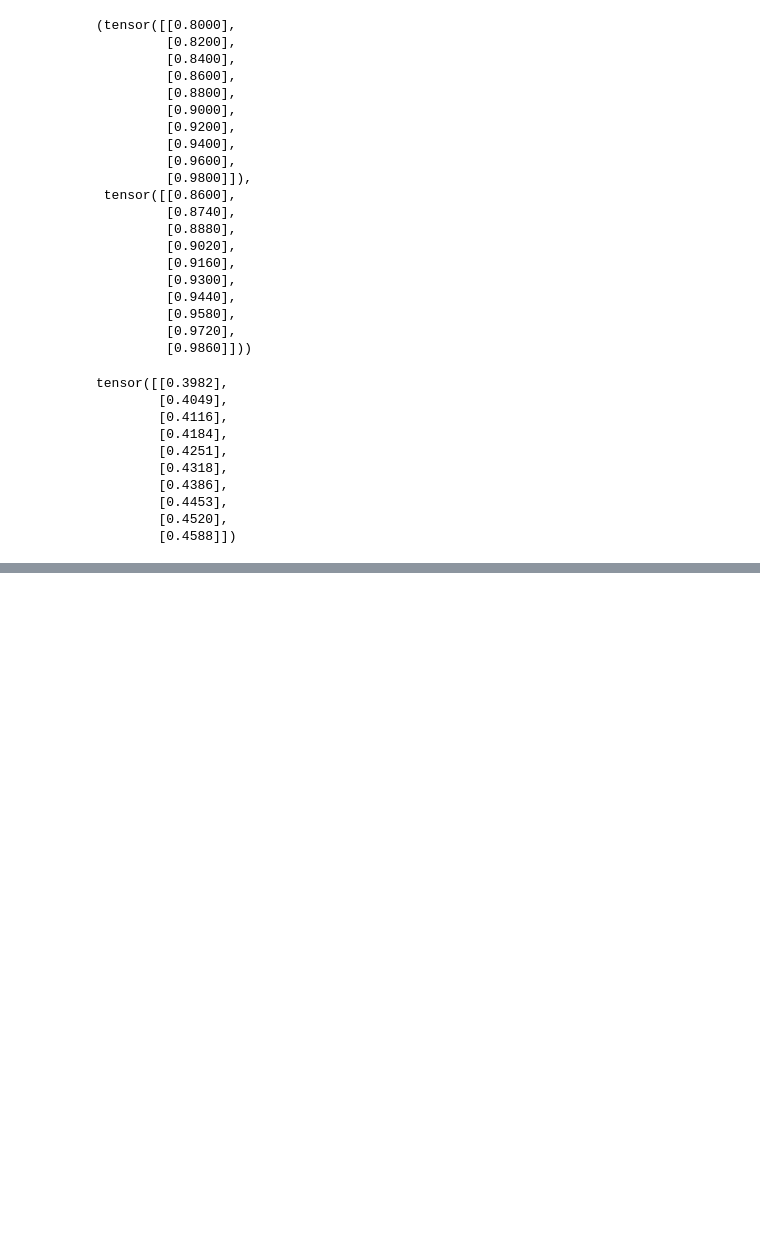
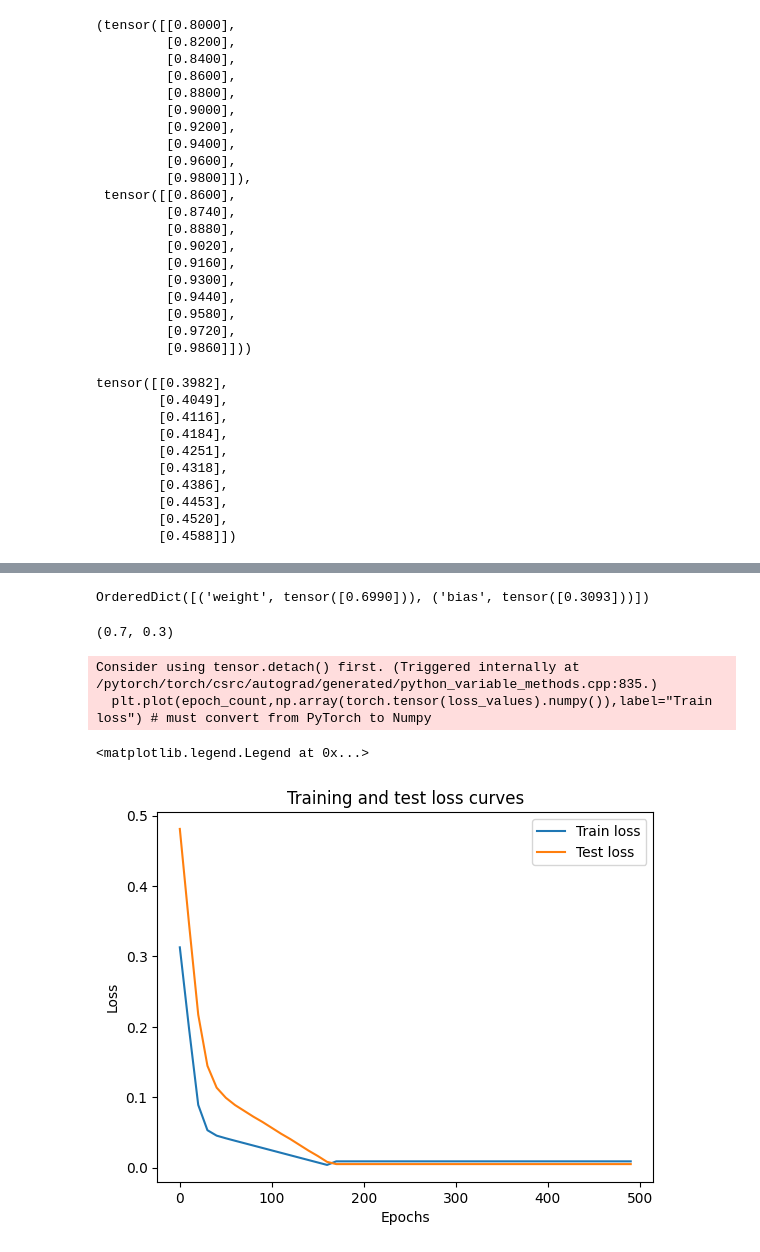
Before and after one commit to lcai000/pytorch_fundamentals, a Jupyter notebook: 01_pytorch_workflow.ipynb, the cells around one changed output, grey strips where cells are left out. Cells and saved outputs as stored; diff of their text form; code cells hidden in the pictures; blank space fills up the shorter version.

```diff
--- a/01_pytorch_workflow.ipynb
+++ b/01_pytorch_workflow.ipynb
@@ -230,0 +282,7 @@ RuntimeError: Can't call numpy() on Tensor that requires grad. Use tensor.detach
+# %%
+# Setup loss function
+loss_fn = nn.L1Loss()
+
+# Setup an optimizer (stochastic gradient descent (SGD))
+optimizer = torch.optim.SGD(params=model_0.parameters(),
+                           lr=0.01) # learning rate is possibly the most important hyperparameters
@@ -230,0 +374,21 @@ RuntimeError: Can't call numpy() on Tensor that requires grad. Use tensor.detach
+# %%
+model_0.state_dict()
+# %% [output]
+OrderedDict([('weight', tensor([0.6990])), ('bias', tensor([0.3093]))])
+# %%
+weight,bias
+# %% [output]
+(0.7, 0.3)
+# %%
+# Plot the loss curves
+plt.plot(epoch_count,np.array(torch.tensor(loss_values).numpy()),label="Train loss") # must convert from PyTorch to Numpy
+plt.plot(epoch_count,test_loss_values,label="Test loss")
+plt.title("Training and test loss curves")
+plt.ylabel("Loss")
+plt.xlabel("Epochs")
+plt.legend()
+# %% [output]
+Consider using tensor.detach() first. (Triggered internally at /pytorch/torch/csrc/autograd/generated/python_variable_methods.cpp:835.)
+  plt.plot(epoch_count,np.array(torch.tensor(loss_values).numpy()),label="Train loss") # must convert from PyTorch to Numpy
+<matplotlib.legend.Legend at 0x...>
+[figure, added]
```
Also changed, not shown: parts of 28 cells of this notebook.
